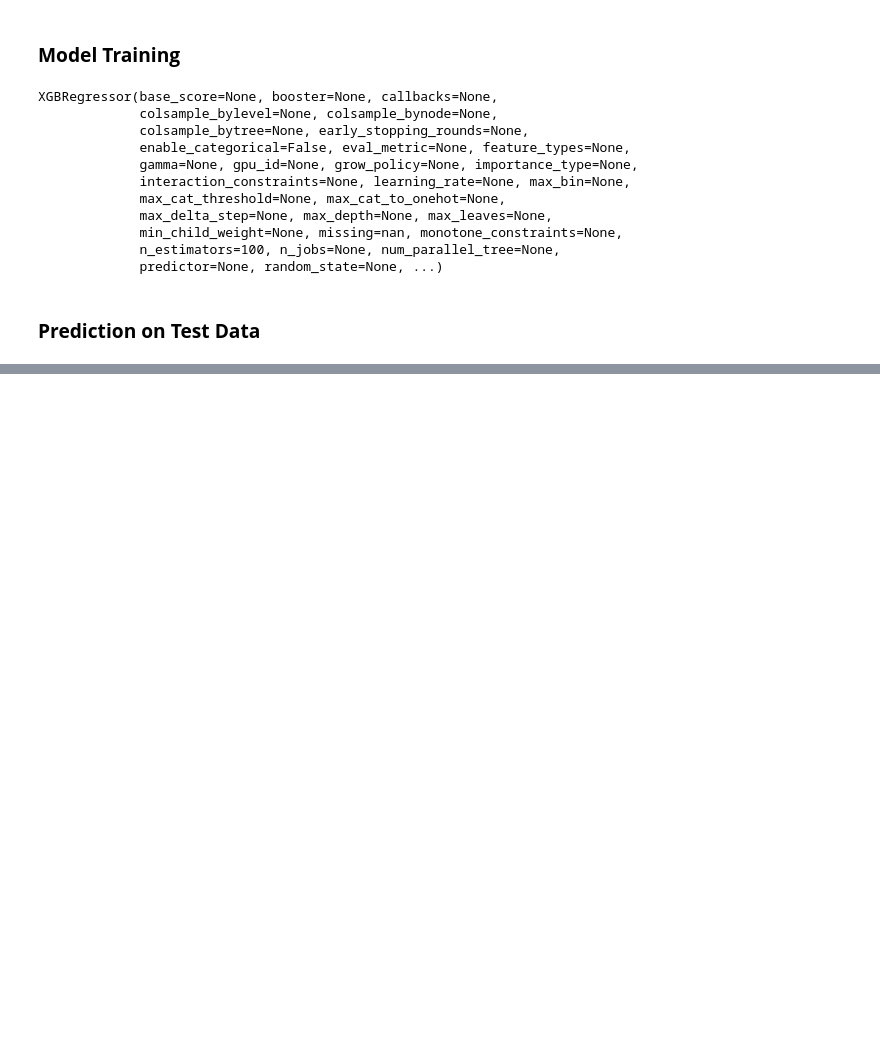
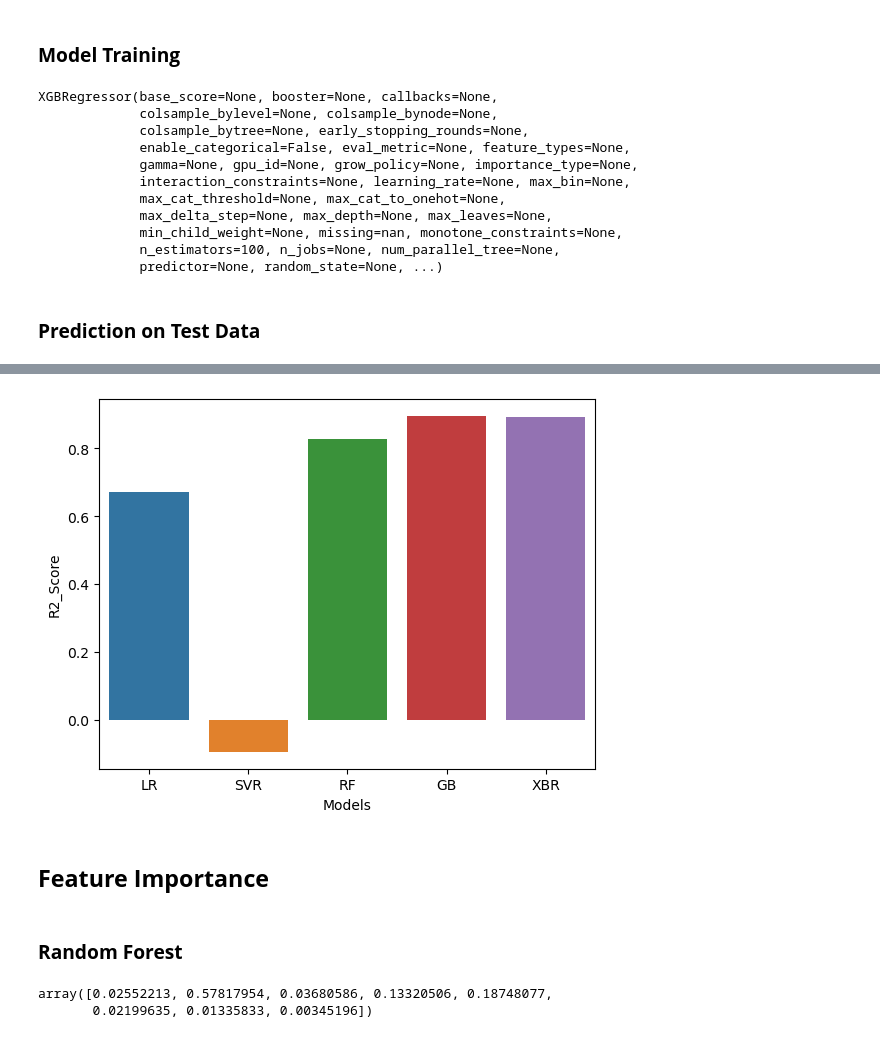
Before and after one commit to Edy-Mochamad/Machine_Learning_project-Pizza_price_Prediction, a Jupyter notebook: notebook.ipynb, the cells around one changed output, grey strips where cells are left out. Cells and saved outputs as stored; diff of their text form; code cells hidden in the pictures; blank space fills up the shorter version.

Commit message:
chech performance models, feature important

```diff
--- a/notebook.ipynb
+++ b/notebook.ipynb
@@ -502,0 +507,6 @@ y_pred5 = xb.predict(X_test)
+# %%
+score1 = metrics.r2_score(y_test, y_pred1)
+score2 = metrics.r2_score(y_test, y_pred2)
+score3 = metrics.r2_score(y_test, y_pred3)
+score4 = metrics.r2_score(y_test, y_pred4)
+score5 = metrics.r2_score(y_test, y_pred5)
@@ -502,0 +517,7 @@ y_pred5 = xb.predict(X_test)
+# %%
+final_data = pd.DataFrame({
+    'Models' : ['LR', 'SVR', 'RF', 'GB', 'XBR'],
+    'R2_Score' : [score1, score2, score3, score4, score5]
+})
+
+final_data
@@ -502,0 +531,13 @@ y_pred5 = xb.predict(X_test)
+# %%
+sns.barplot(x = final_data['Models'], y = final_data['R2_Score']);
+# %% [output]
+[figure, added]
+# %% [markdown]
+## **Feature Importance**
+# %% [markdown]
+### **Random Forest**
+# %%
+rf.feature_importances_
+# %% [output]
+array([0.02552213, 0.57817954, 0.03680586, 0.13320506, 0.18748077,
+       0.02199635, 0.01335833, 0.00345196])
```
Also changed, not shown: parts of 11 cells of this notebook.
